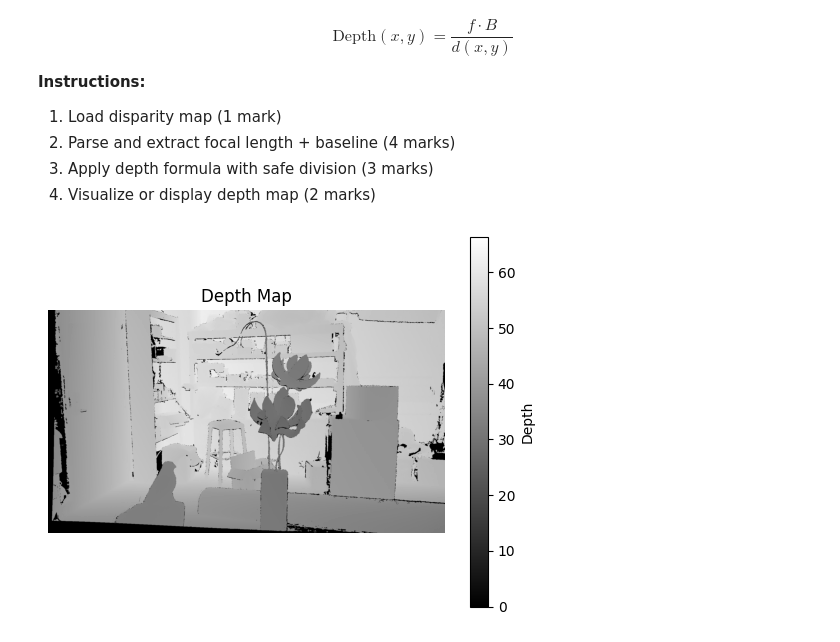
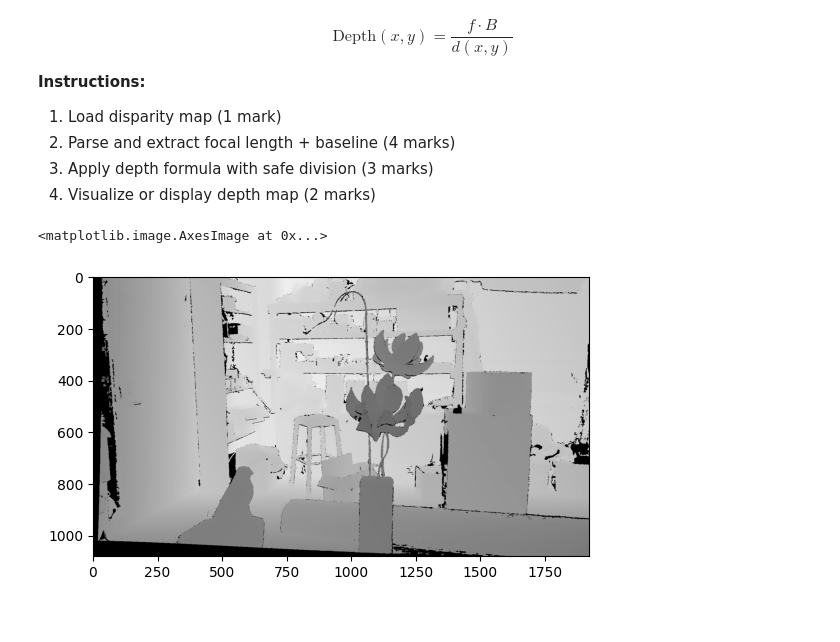
Before and after one commit to omaraboelfadl/COE49413-S25-Group-1, a Jupyter notebook: CV HW4/CV_HW4.ipynb, the cells around one changed output. Cells and saved outputs as stored; diff of their text form; code cells hidden in the pictures.

```diff
--- a/CV HW4/CV_HW4.ipynb
+++ b/CV HW4/CV_HW4.ipynb
@@ -259,35 +267,32 @@ import cv2
 import numpy as np
 
 # Load the disparity map
 import matplotlib.pyplot as plt
 
 disparity = cv2.imread('./HW4 inputs/disp0.pfm', cv2.IMREAD_UNCHANGED)
 
 # Parse the calibration file to extract focal length and baseline
 with open('./HW4 inputs/calib.txt', 'r') as f:
     lines = f.readlines()
     for line in lines:
         if 'baseline' in line:
             baseline = float(line.split('=')[1].strip())
     # Extract focal length from the cam0 matrix
     for line in lines:
         if 'cam0' in line:
             cam0_matrix = line.split('=')[1].strip('[]\n').split(';')[0]
             focal_length = float(cam0_matrix.split()[0])
             break
 
 # Compute the depth map using the formula Depth(x, y) = (f * B) / d(x, y)
 # Avoid division by zero by replacing zero disparities with a small value
 epsilon = 1e-6
 disparity[disparity == 0] = epsilon
 depth = (focal_length * baseline) / disparity
 
 
 # Visualize the depth map in grayscale
 plt.imshow(depth, cmap='gray')
-plt.colorbar(label='Depth')
-plt.title('Depth Map')
-plt.axis('off')
-plt.show()
 # %% [output]
+<matplotlib.image.AxesImage at 0x...>
-[figure, old version]
+[figure, new version]
```
Also changed, not shown: parts of 1 cell of this notebook, 2 other files.
